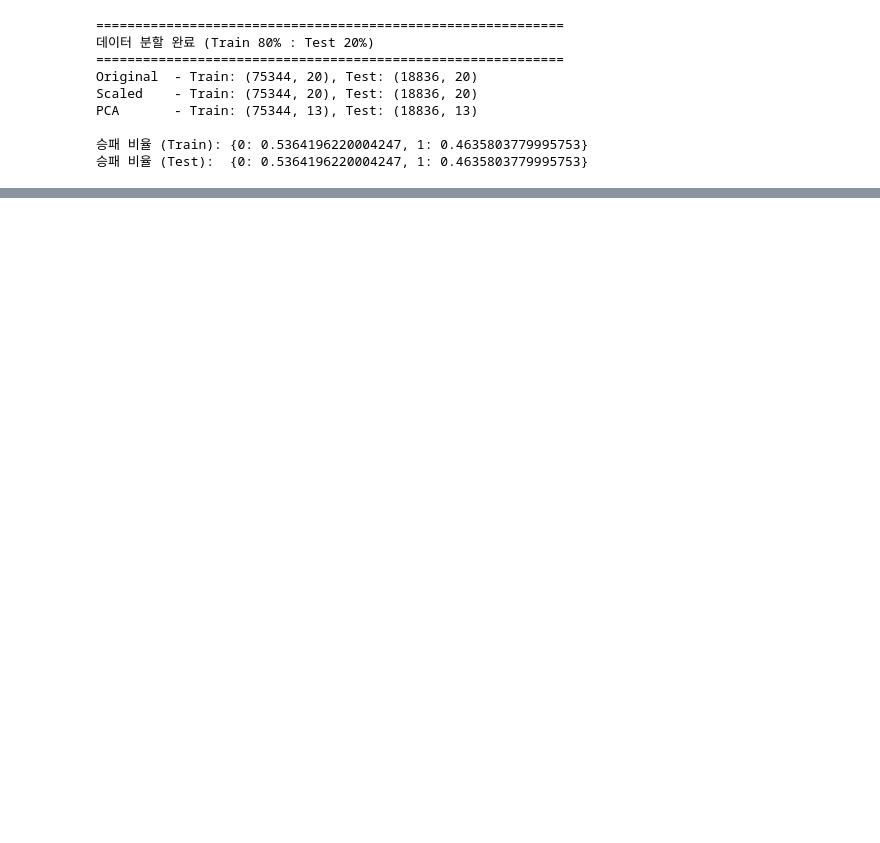
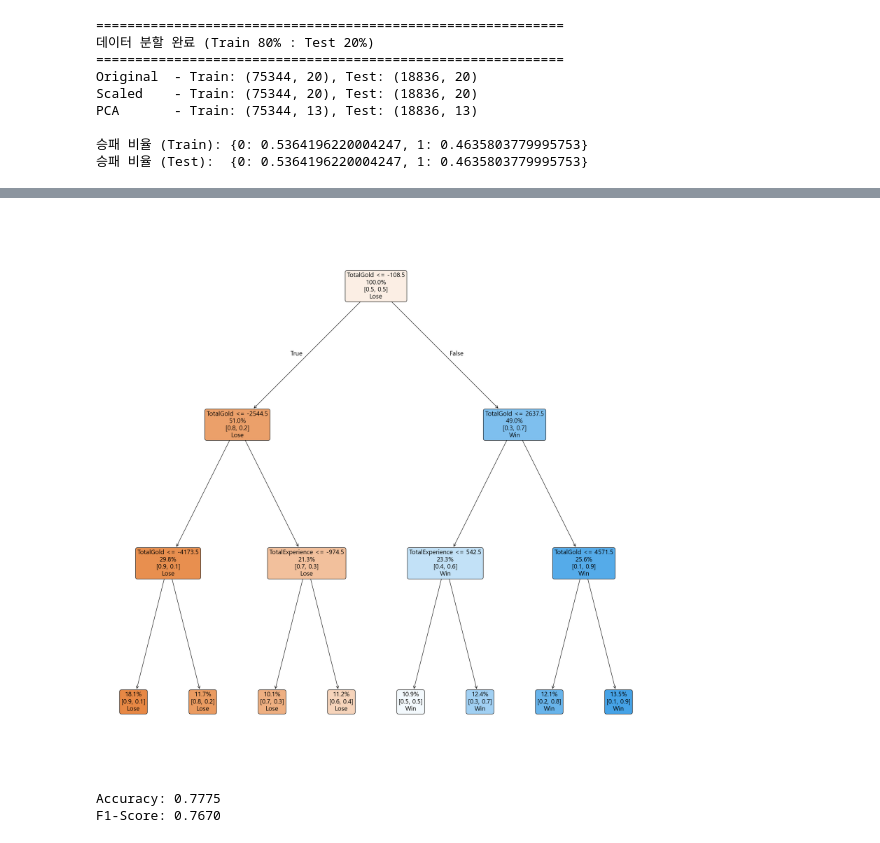
Before and after one commit to LxNx-Hn/DataScience_3-1, a Jupyter notebook: ftest/ftest.ipynb, the cells around one changed output, grey strips where cells are left out. Cells and saved outputs as stored; diff of their text form; code cells hidden in the pictures; blank space fills up the shorter version.

```diff
--- a/ftest/ftest.ipynb
+++ b/ftest/ftest.ipynb
@@ -1461,0 +1147,76 @@ plt.show()
+# %%
+# ======================================================
+# [Step 10] 의사결정트리 시각화 (컬럼명 불일치 해결 버전)
+# ======================================================
+from sklearn.tree import DecisionTreeClassifier, plot_tree
+from sklearn.metrics import accuracy_score, f1_score
+
+# 1. Lasso 모델에서 상위 5개 중요 변수 추출 (깔끔한 이름)
+if 'selected_features' in locals():
+    lasso_top5_clean_names = selected_features['Feature'].head(5).tolist()
+else:
+    # 안전장치
+    lasso_top5_clean_names = ['TotalGold', 'TotalExperience', 'Dragons', 'Assists', 'Deaths']
+
+print(f"Lasso가 선택한 변수명: {lasso_top5_clean_names}")
+
+# ------------------------------------------------------
+# [중요 수정] X_train_orig에 있는 실제 컬럼명 찾기 ('Diff_' 처리)
+# ------------------------------------------------------
+actual_columns = []
+for name in lasso_top5_clean_names:
+    if name in X_train_orig.columns:
+        actual_columns.append(name)
+    elif f"Diff_{name}" in X_train_orig.columns:
+        print(f"매핑 확인: {name} -> Diff_{name}")
+        actual_columns.append(f"Diff_{name}")
+    else:
+        # 혹시 모를 경우를 대비해 가장 유사한 컬럼 찾기
+        import difflib
+        similar = difflib.get_close_matches(name, X_train_orig.columns, n=1)
+        if similar:
+            print(f"유사 매핑: {name} -> {similar[0]}")
+            actual_columns.append(similar[0])
+        else:
+            print(f"⚠️ 경고: '{name}' 컬럼을 원본 데이터에서 찾을 수 없습니다.")
+
+print(f"원본 데이터에서 사용할 실제 컬럼명: {actual_columns}")
+
+# ------------------------------------------------------
+# 2. 시각화용 트리 모델 학습
+# ------------------------------------------------------
+dt_viz = DecisionTreeClassifier(max_depth=3, random_state=42)
+
+# 실제 존재하는 컬럼명으로 데이터 추출
+X_train_lasso = X_train_orig[actual_columns]
+dt_viz.fit(X_train_lasso, y_train)
+
+# ------------------------------------------------------
+# 3. 트리 시각화
+# ------------------------------------------------------
+plt.figure(figsize=(20, 20))
+
+plot_tree(dt_viz,
+          # 시각화할 때는 보기 좋게 다시 깔끔한 이름(lasso_top5_clean_names) 사용
+          feature_names=lasso_top5_clean_names,
+          class_names=['Lose', 'Win'],
+          filled=True,
+          rounded=True,
+          fontsize=16,
+          proportion=True,
+          precision=1,
+          impurity=False,
+          label='none')
+
+plt.tight_layout()
+plt.show()
+
+# ------------------------------------------------------
+# 4. 성능 평가
+# ------------------------------------------------------
+X_test_lasso = X_test_orig[actual_columns] # 테스트 데이터도 실제 컬럼명 사용
+y_pred_viz = dt_viz.predict(X_test_lasso)
+
+print(f"\nAccuracy: {accuracy_score(y_test, y_pred_viz):.4f}")
+print(f"F1-Score: {f1_score(y_test, y_pred_viz):.4f}")
+# %% [output]
@@ -1461,0 +1230,3 @@ plt.show()
+[figure, added]
+Accuracy: 0.7775
+F1-Score: 0.7670
```
Also changed, not shown: parts of 31 cells of this notebook, 4 other files.
